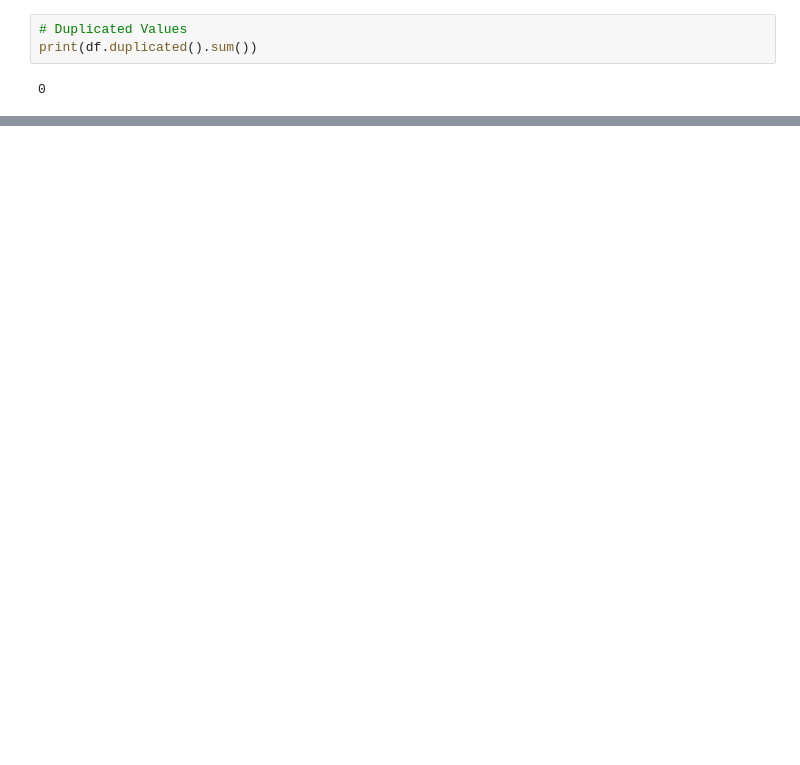
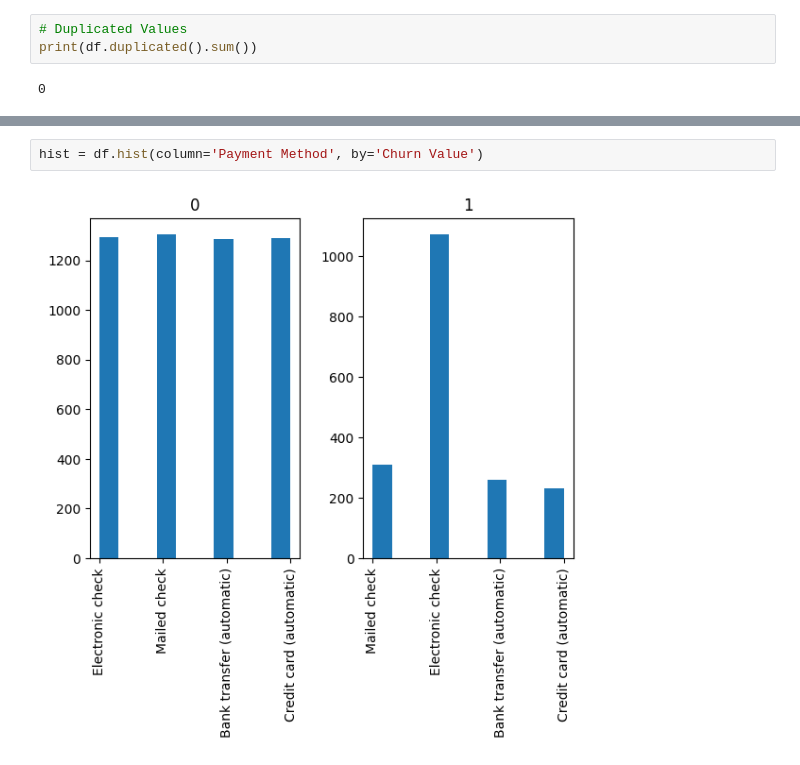
Before and after one commit to Reyal335/Telco-churn-analysis, a Jupyter notebook: notebooks/01_eda.ipynb, the cells around one changed output, grey strips where cells are left out. Saved outputs shown, nothing was run; the diff lists cells and outputs as text; blank space fills up the shorter version.

```diff
--- a/notebooks/01_eda.ipynb
+++ b/notebooks/01_eda.ipynb
@@ -132,0 +191,4 @@ print(df.duplicated().sum())
+# %%
+hist = df.hist(column='Payment Method', by='Churn Value')
+# %% [output]
+[figure, added]
```
Also changed, not shown: parts of 16 cells of this notebook.
